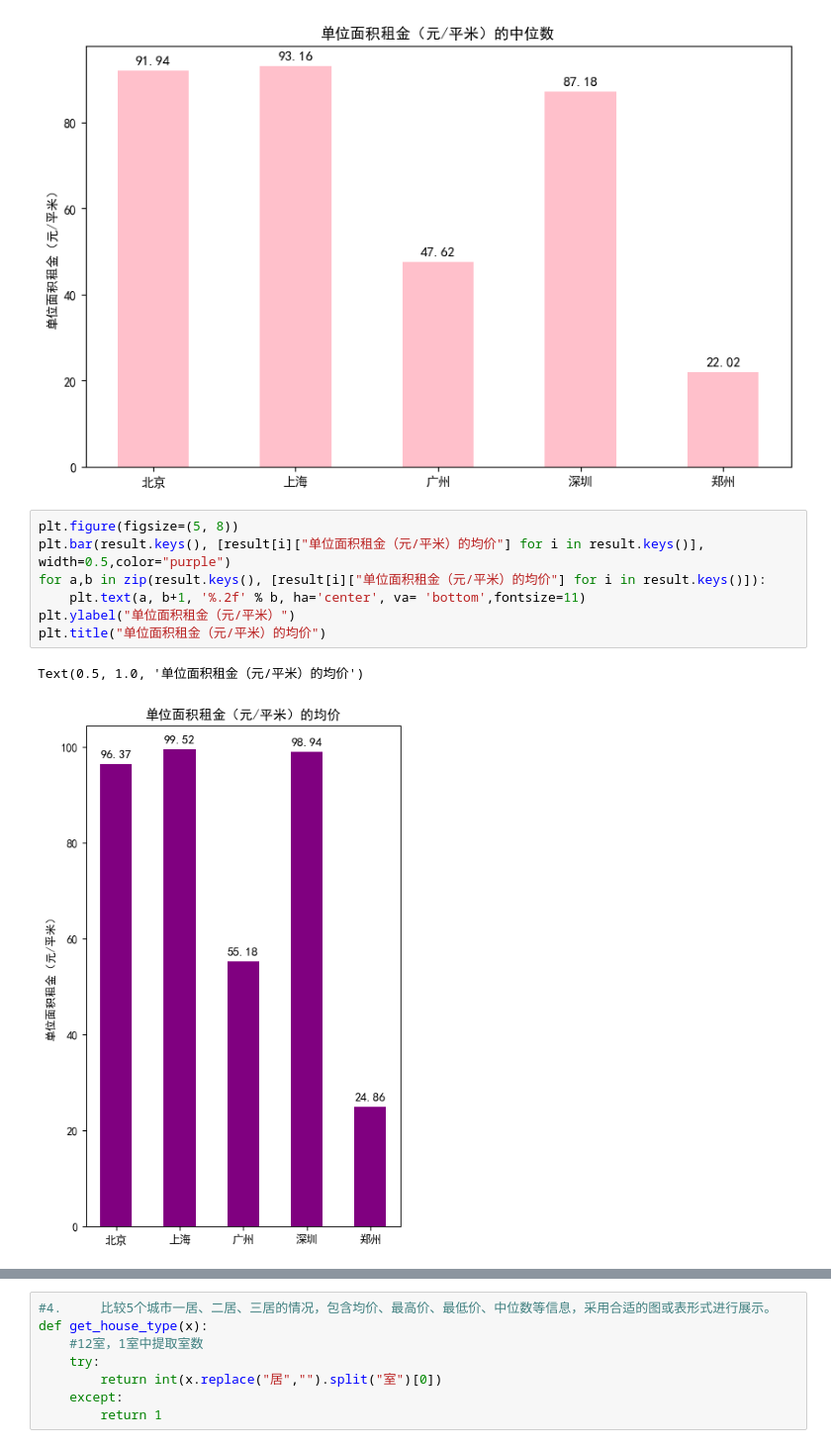
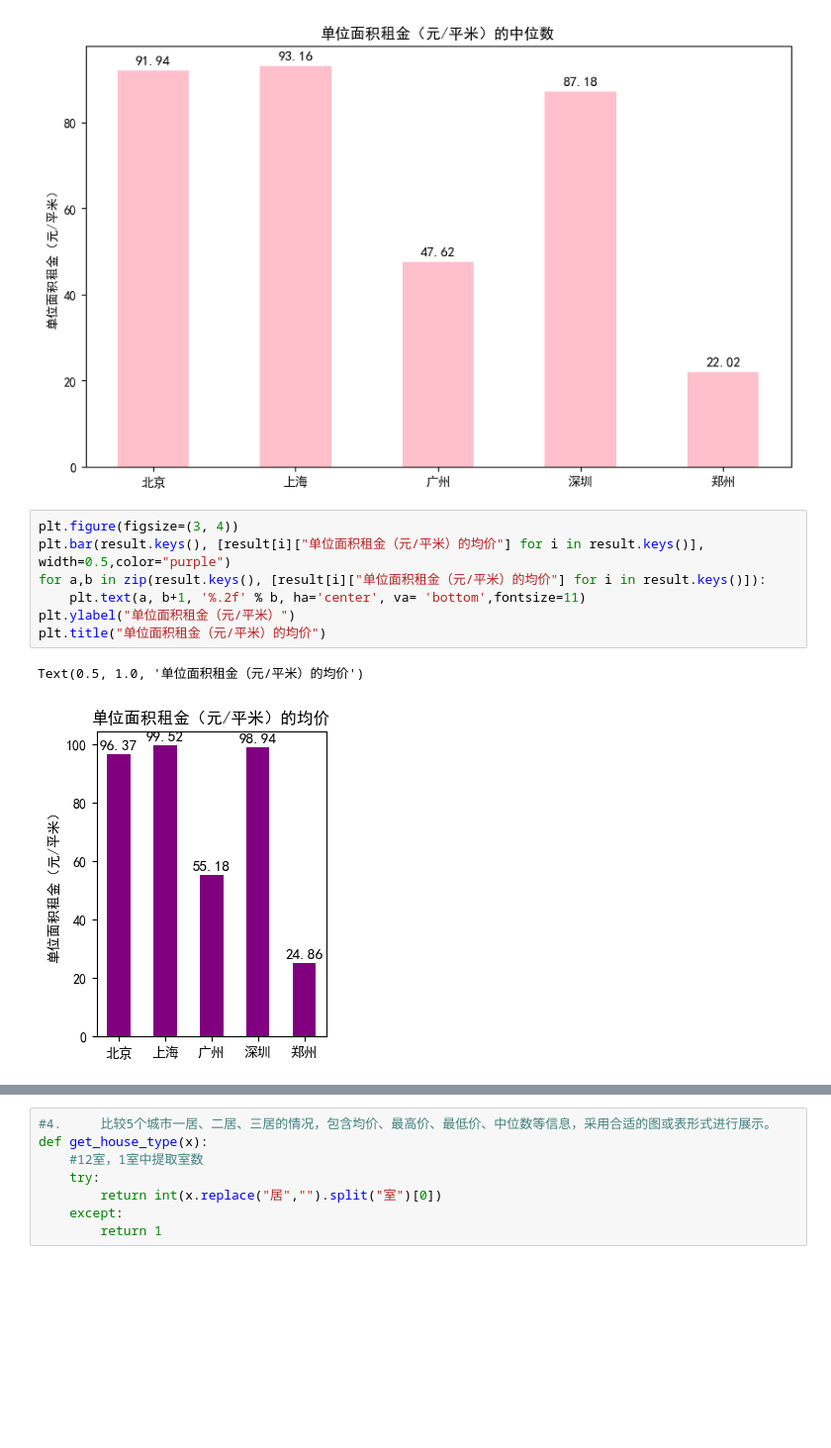
Before and after one commit to pleasenott/python, a Jupyter notebook: test1/he.ipynb, the cells around one changed output, grey strips where cells are left out. Shown at 99% size. Drawn from its saved outputs; the diff is of its cells as text; blank space fills up the shorter version.

```diff
--- a/test1/he.ipynb
+++ b/test1/he.ipynb
@@ -161,15 +161,15 @@ plt.title("单位面积租金（元/平米）的中位数")
 Text(0.5, 1.0, '单位面积租金（元/平米）的中位数')
 [figure]
 # %%
-plt.figure(figsize=(5, 8))
+plt.figure(figsize=(3, 4))
 plt.bar(result.keys(), [result[i]["单位面积租金（元/平米）的均价"] for i in result.keys()], width=0.5,color="purple")
 for a,b in zip(result.keys(), [result[i]["单位面积租金（元/平米）的均价"] for i in result.keys()]):
     plt.text(a, b+1, '%.2f' % b, ha='center', va= 'bottom',fontsize=11)
 plt.ylabel("单位面积租金（元/平米）")
 plt.title("单位面积租金（元/平米）的均价")
 # %% [output]
 Text(0.5, 1.0, '单位面积租金（元/平米）的均价')
-[figure, old version]
+[figure, new version]
 # %%
 #绘制一下人均收入的柱状图
 income_list=[11297,11396,10883,13729,7766]
```
Also changed, not shown: parts of 5 cells of this notebook, 27 other files.
